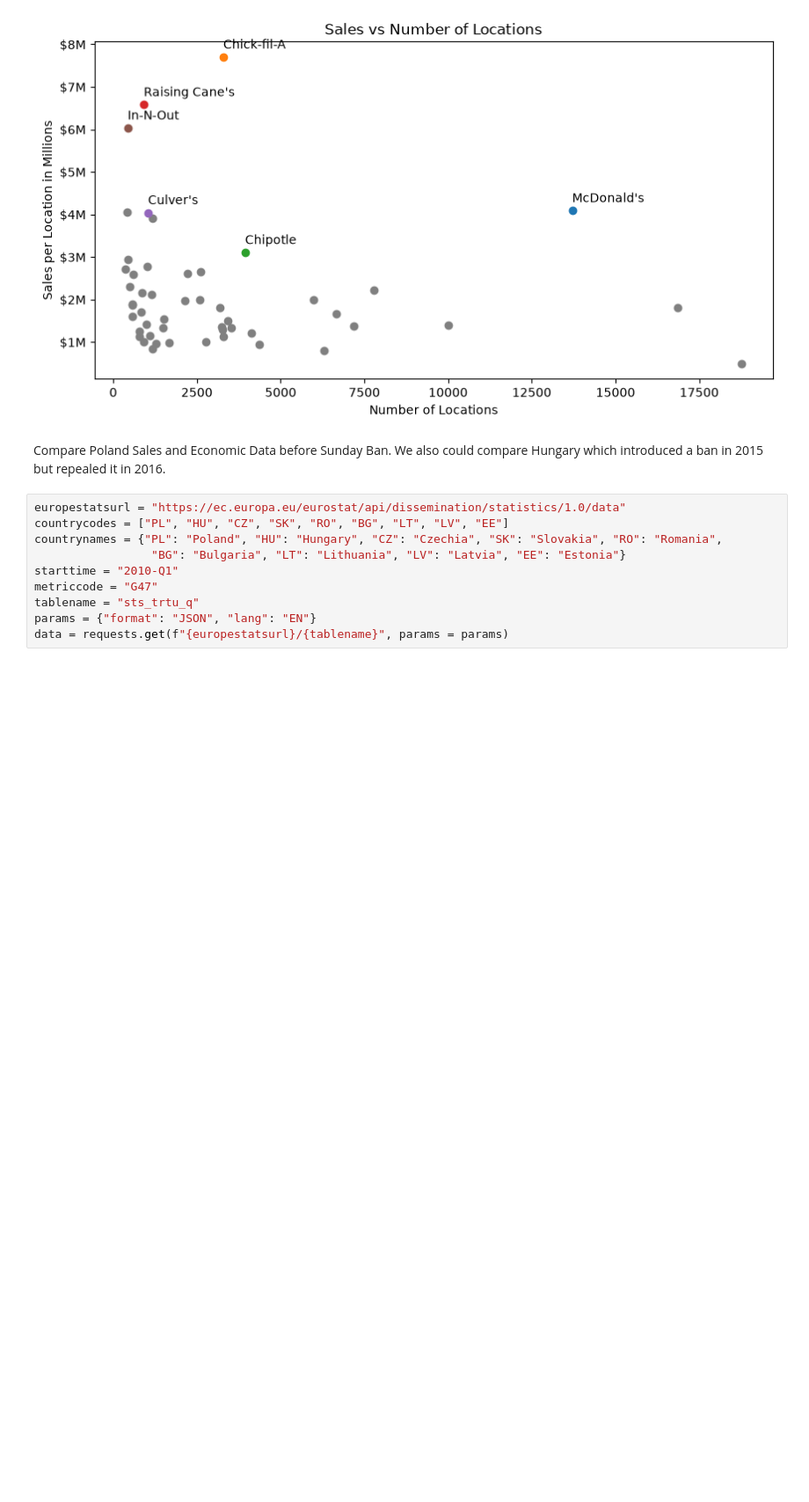
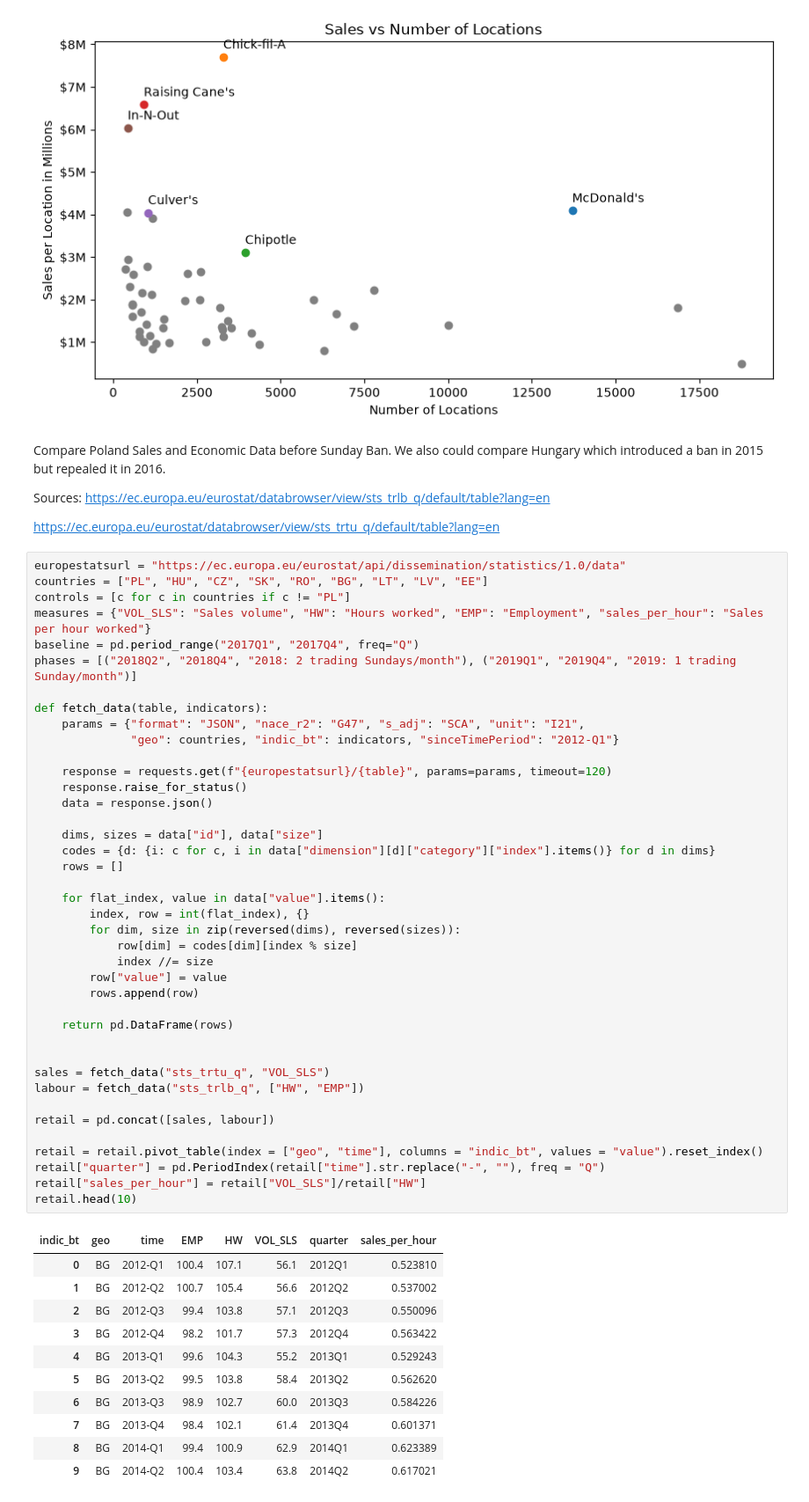
Before and after one commit to DylanAhn10/SixDayWorkWeekAnalysis, a Jupyter notebook: main.ipynb, the cells around one changed output. Shown at 88% size. Cells and saved outputs as stored; diff of their text form; blank space fills up the shorter version.

```diff
--- a/main.ipynb
+++ b/main.ipynb
@@ -213,13 +213,60 @@ plt.show()
 [figure]
 # %% [markdown]
 Compare Poland Sales and Economic Data before Sunday Ban. We also could compare Hungary which introduced a ban in 2015 but repealed it in 2016.
+
+Sources:
+https://ec.europa.eu/eurostat/databrowser/view/sts_trlb_q/default/table?lang=en
+
+https://ec.europa.eu/eurostat/databrowser/view/sts_trtu_q/default/table?lang=en
 # %%
 europestatsurl = "https://ec.europa.eu/eurostat/api/dissemination/statistics/1.0/data"
-countrycodes = ["PL", "HU", "CZ", "SK", "RO", "BG", "LT", "LV", "EE"]
-countrynames = {"PL": "Poland", "HU": "Hungary", "CZ": "Czechia", "SK": "Slovakia", "RO": "Romania",
-                 "BG": "Bulgaria", "LT": "Lithuania", "LV": "Latvia", "EE": "Estonia"}
-starttime = "2010-Q1"
-metriccode = "G47"
-tablename = "sts_trtu_q"
-params = {"format": "JSON", "lang": "EN"}
-data = requests.get(f"{europestatsurl}/{tablename}", params = params)
+countries = ["PL", "HU", "CZ", "SK", "RO", "BG", "LT", "LV", "EE"]
+controls = [c for c in countries if c != "PL"]
+measures = {"VOL_SLS": "Sales volume", "HW": "Hours worked", "EMP": "Employment", "sales_per_hour": "Sales per hour worked"}
+baseline = pd.period_range("2017Q1", "2017Q4", freq="Q")
+phases = [("2018Q2", "2018Q4", "2018: 2 trading Sundays/month"), ("2019Q1", "2019Q4", "2019: 1 trading Sunday/month")]
+
+def fetch_data(table, indicators):
+    params = {"format": "JSON", "nace_r2": "G47", "s_adj": "SCA", "unit": "I21",
+              "geo": countries, "indic_bt": indicators, "sinceTimePeriod": "2012-Q1"}
+
+    response = requests.get(f"{europestatsurl}/{table}", params=params, timeout=120)
+    response.raise_for_status()
+    data = response.json()
+
+    dims, sizes = data["id"], data["size"]
+    codes = {d: {i: c for c, i in data["dimension"][d]["category"]["index"].items()} for d in dims}
+    rows = []
+
+    for flat_index, value in data["value"].items():
+        index, row = int(flat_index), {}
+        for dim, size in zip(reversed(dims), reversed(sizes)):
+            row[dim] = codes[dim][index % size]
+            index //= size
+        row["value"] = value
+        rows.append(row)
+
+    return pd.DataFrame(rows)
+
+
+sales = fetch_data("sts_trtu_q", "VOL_SLS")
+labour = fetch_data("sts_trlb_q", ["HW", "EMP"])
+
+retail = pd.concat([sales, labour])
+
+retail = retail.pivot_table(index = ["geo", "time"], columns = "indic_bt", values = "value").reset_index()
+retail["quarter"] = pd.PeriodIndex(retail["time"].str.replace("-", ""), freq = "Q")
+retail["sales_per_hour"] = retail["VOL_SLS"]/retail["HW"]
+retail.head(10)
+# %% [output]
+| indic_bt | geo | time | EMP | HW | VOL_SLS | quarter | sales_per_hour |
+| 0 | BG | 2012-Q1 | 100.4 | 107.1 | 56.1 | 2012Q1 | 0.523810 |
+| 1 | BG | 2012-Q2 | 100.7 | 105.4 | 56.6 | 2012Q2 | 0.537002 |
+| 2 | BG | 2012-Q3 | 99.4 | 103.8 | 57.1 | 2012Q3 | 0.550096 |
+| 3 | BG | 2012-Q4 | 98.2 | 101.7 | 57.3 | 2012Q4 | 0.563422 |
+| 4 | BG | 2013-Q1 | 99.6 | 104.3 | 55.2 | 2013Q1 | 0.529243 |
+| 5 | BG | 2013-Q2 | 99.5 | 103.8 | 58.4 | 2013Q2 | 0.562620 |
+| 6 | BG | 2013-Q3 | 98.9 | 102.7 | 60.0 | 2013Q3 | 0.584226 |
+| 7 | BG | 2013-Q4 | 98.4 | 102.1 | 61.4 | 2013Q4 | 0.601371 |
+| 8 | BG | 2014-Q1 | 99.4 | 100.9 | 62.9 | 2014Q1 | 0.623389 |
+| 9 | BG | 2014-Q2 | 100.4 | 103.4 | 63.8 | 2014Q2 | 0.617021 |
```
Also changed, not shown: parts of 2 cells of this notebook.
